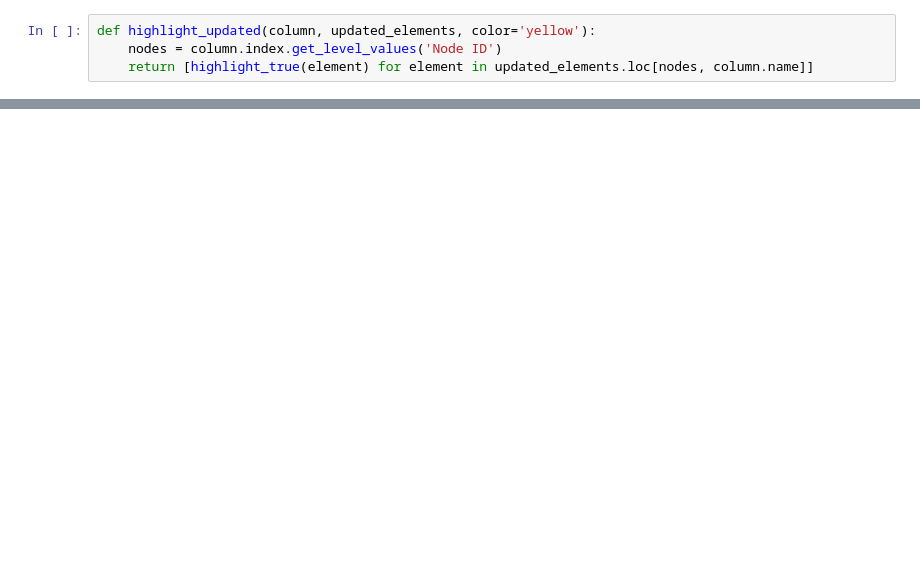
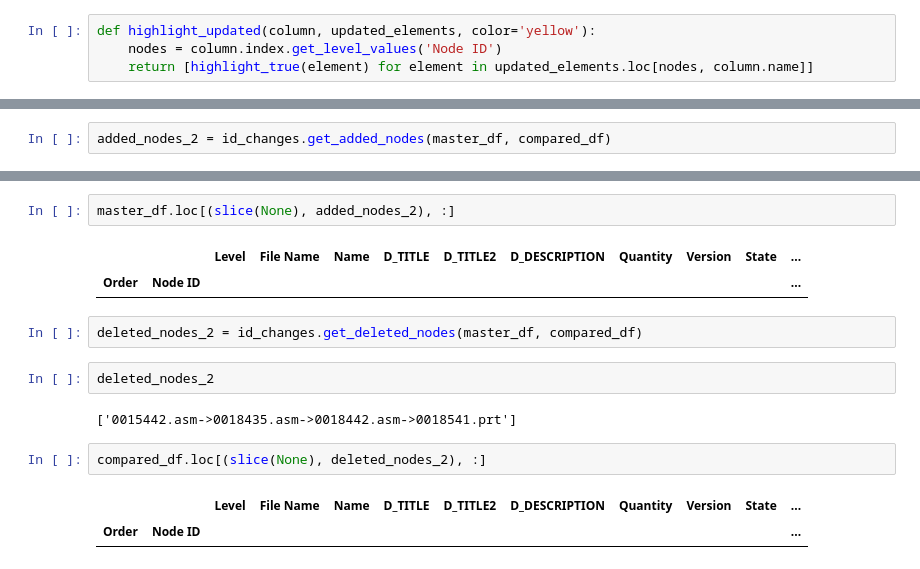
Before and after one commit to lasmithusa/update-bom, a Jupyter notebook: bom-checker.ipynb, the cells around one changed output, grey strips where cells are left out. Drawn from its saved outputs; the diff is of its cells as text; blank space fills up the shorter version.

```diff
--- a/bom-checker.ipynb
+++ b/bom-checker.ipynb
@@ -204,0 +295,2 @@ master_df.loc[~deleted_nodes, compare_columns].style.apply(highlight_updated, ax
+# %%
+added_nodes_2 = id_changes.get_added_nodes(master_df, compared_df)
@@ -204,0 +307,16 @@ master_df.loc[~deleted_nodes, compare_columns].style.apply(highlight_updated, ax
+# %%
+master_df.loc[(slice(None), added_nodes_2), :]
+# %% [output]
+|  |  | Level | File Name | Name | D_TITLE | D_TITLE2 | D_DESCRIPTION | Quantity | Version | State | ... |
+| Order | Node ID |  |  |  |  |  |  |  |  |  | ... |
+# %%
+deleted_nodes_2 = id_changes.get_deleted_nodes(master_df, compared_df)
+# %%
+deleted_nodes_2
+# %% [output]
+['0015442.asm->0018435.asm->0018442.asm->0018541.prt']
+# %%
+compared_df.loc[(slice(None), deleted_nodes_2), :]
+# %% [output]
+|  |  | Level | File Name | Name | D_TITLE | D_TITLE2 | D_DESCRIPTION | Quantity | Version | State | ... |
+| Order | Node ID |  |  |  |  |  |  |  |  |  | ... |
```
Also changed, not shown: parts of 14 cells of this notebook, 3 other files.
